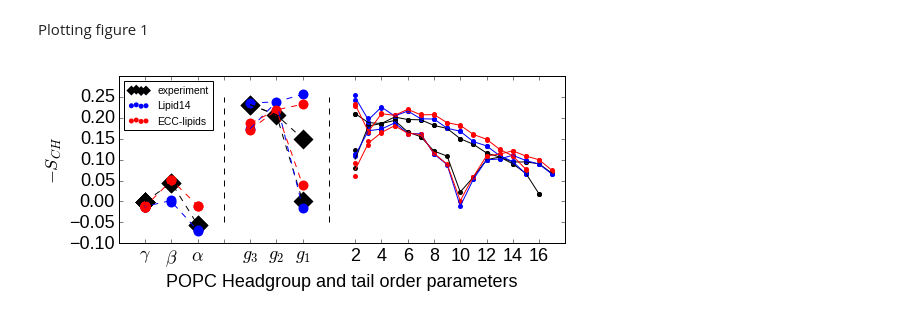
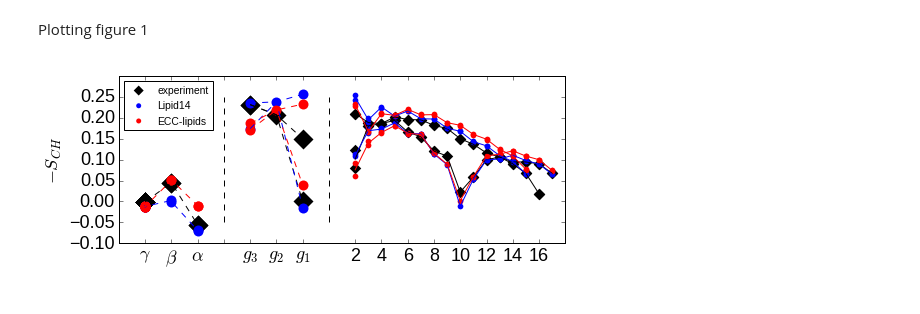
Before and after one commit to ohsOllila/NMRlipids_VI-NewIonModel, a Jupyter notebook: Fig/ipython_nb/Plot_OPs_ECCLipid17_q80_sig89.ipynb, the cells around one changed output. Saved outputs shown, nothing was run; the diff lists cells and outputs as text; code cells hidden in the pictures.

Commit message:
Removed obsolete TODOs from manuscript. Improved OP plot figure (non-delta).

```diff
--- a/Fig/ipython_nb/Plot_OPs_ECCLipid17_q80_sig89.ipynb
+++ b/Fig/ipython_nb/Plot_OPs_ECCLipid17_q80_sig89.ipynb
@@ -52,7 +52,7 @@ matplotlib.rc('font', **font)
 
 fig, ax = plt.subplots(nrows=1, ncols=1, sharex="all", figsize=[8,3], dpi=200)
 # add some text for labels, title and axes ticks
-ax.set_xlabel(r'POPC Headgroup and tail order parameters')
+#ax.set_xlabel(r'POPC Headgroup and tail order parameters')
 ax.set_ylabel(r'$-S_{CH}$')
 ax.set_xlim([-2,32])
 ax.set_ylim([-0.1,0.3])
@@ -101,10 +101,15 @@ for (model, legend, colour) in zip(models, legends, colours):
 
     tails={}
     tails_list={}
+    psize_denom = 3
     for tail,chiral,i in itertools.product(['palmitoyl_C', 'oleoyl_C'], ['a', 'b'], range(2, 18)):
         label = tail+str(i)+chiral
-        point_size = 100
-        point_marker = "."
+        if "exper" in legend:
+            point_marker = "D"
+            point_size = 200/psize_denom
+        else:
+            point_marker = "o"
+            point_size = 100/psize_denom
         try:
             ax.scatter(popc_order(label)+i, -float(model[label].avg), marker=point_marker, c=colour, s=point_size, lw=0, label=point_label)
         except:
@@ -112,33 +117,33 @@ for (model, legend, colour) in zip(models, legends, colours):
             #print "Label {lab} not found in current model keys, model: {mod}".format(lab=label, mod=model)
         if not tail in tails.keys():
             tails[tail] = {}
             tails_list[tail] = []
         if label in model.keys():
             if not i in tails[tail].keys():
                 tails[tail][i] = []
             try:
                 tails[tail][i].append(float(model[label].avg))
             except:
                 pass
                 #print "Label {lab} not found in current model keys, model: {mod}".format(lab=label, mod=model)
     for tail in tails.keys():
         for item in tails[tail].items():
             tails_list[tail].append([item[0], np.average(item[1])])
         tail_temp = np.array(tails_list[tail])
         try:
-            ax.plot(tail_temp[:,0]+2*len(xlabels), -tail_temp[:,1], c=colour, lw=1.0, label=point_label)
+            ax.plot(tail_temp[:,0]+2*len(xlabels), -tail_temp[:,1], c=colour, lw=1.0, ls="-", label=point_label)
         except:
             pass
 
 
 # choline-glycerol separator
 ax.vlines(len(xlabels)-1, -0.05, 0.25, linestyles='dashed')
 # glycerol-tails separator
 ax.vlines(2*len(xlabels), -0.05, 0.25, linestyles='dashed')
 
 
-ax.legend(loc="upper left", markerscale=0.5, scatterpoints=4, fontsize='xx-small')
+ax.legend(loc="upper left", markerscale=0.5, scatterpoints=1, fontsize='xx-small')
 plt.savefig("Order-parameters_exp-L14-ECCL17_q80_sig89.pdf", dpi=200, bbox_inches='tight')
 plt.show()
 # %% [output]
-[figure, old version]
+[figure, new version]
```
Also changed, not shown: 5 other files.
